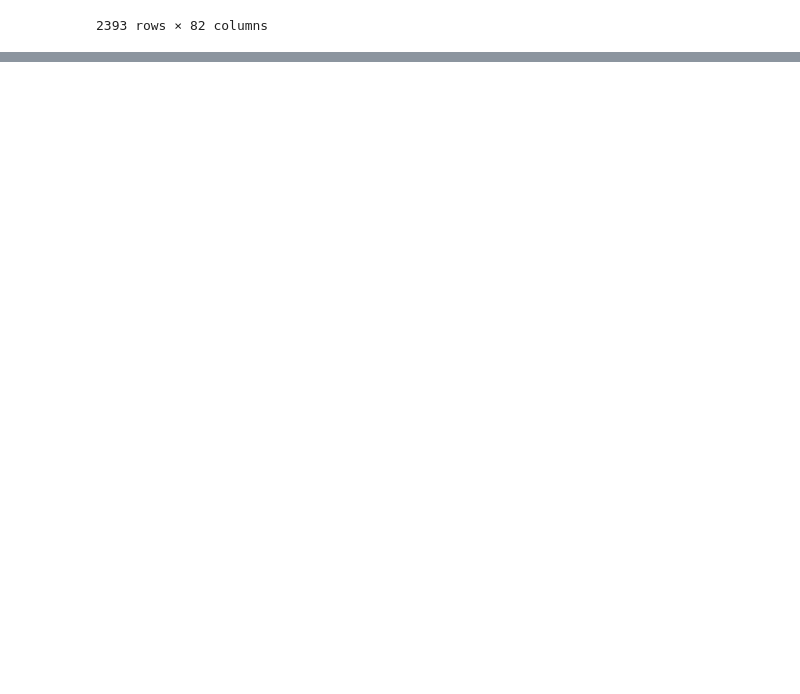
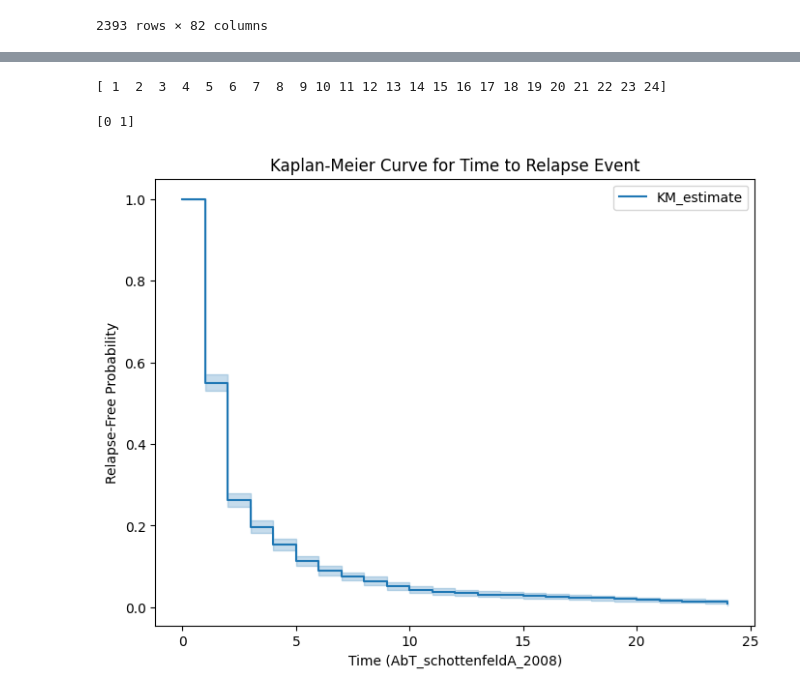
Before and after one commit to CTN-0094/Pipeline, a Jupyter notebook: src/main.ipynb, the cells around one changed output, grey strips where cells are left out. Drawn from its saved outputs; the diff is of its cells as text; code cells hidden in the pictures; blank space fills up the shorter version.

```diff
--- a/src/main.ipynb
+++ b/src/main.ipynb
@@ -1021,2 +1016,0 @@ merged_SA_df
-# %% [markdown]
-#
@@ -1024,0 +1019,16 @@ merged_SA_df
+# %%
+unique_values = merged_SA_df['AbT_schottenfeldA_2008'].unique()
+type(unique_values)
+print(np.sort(unique_values))
+#unique_values_sorted = unique_values.sort()
+#print(unique_values_sorted)
+# %% [output]
+[ 1  2  3  4  5  6  7  8  9 10 11 12 13 14 15 16 17 18 19 20 21 22 23 24]
+# %%
+unique_values = merged_SA_df['AbE_schottenfeldA_2008'].unique()
+type(unique_values)
+print(np.sort(unique_values))
+#unique_values_sorted = unique_values.sort()
+#print(unique_values_sorted)
+# %% [output]
+[0 1]
@@ -1024,0 +1038,30 @@ merged_SA_df
+# %%
+# merged_SA_df is your DataFrame with the variables
+time_variable = merged_SA_df['AbT_schottenfeldA_2008']  # Time to event or censoring
+event_variable = merged_SA_df['AbE_schottenfeldA_2008']  # Event occurred (1) or censored (0)
+# %%
+import matplotlib.pyplot as plt
+from lifelines import KaplanMeierFitter
+
+# Assuming your time (relapse) and event variables are ready
+kmf = KaplanMeierFitter()
+
+# Fit the Kaplan-Meier model for relapse events
+kmf.fit(time_variable, event_variable)
+
+# Create the plot for relapse events
+plt.figure(figsize=(8, 6))  # Optional: Adjust figure size
+kmf.plot_survival_function()
+
+# Add plot title and labels
+plt.title('Kaplan-Meier Curve for Time to Relapse Event')
+plt.xlabel('Time (AbT_schottenfeldA_2008)')
+plt.ylabel('Relapse-Free Probability')
+
+# Save the figure with a higher DPI
+plt.savefig('km_relapse_curve.png', dpi=300)
+
+# Show the plot
+plt.show()
+# %% [output]
+[figure, added]
```
Also changed, not shown: parts of 18 cells of this notebook, 19 other files.
